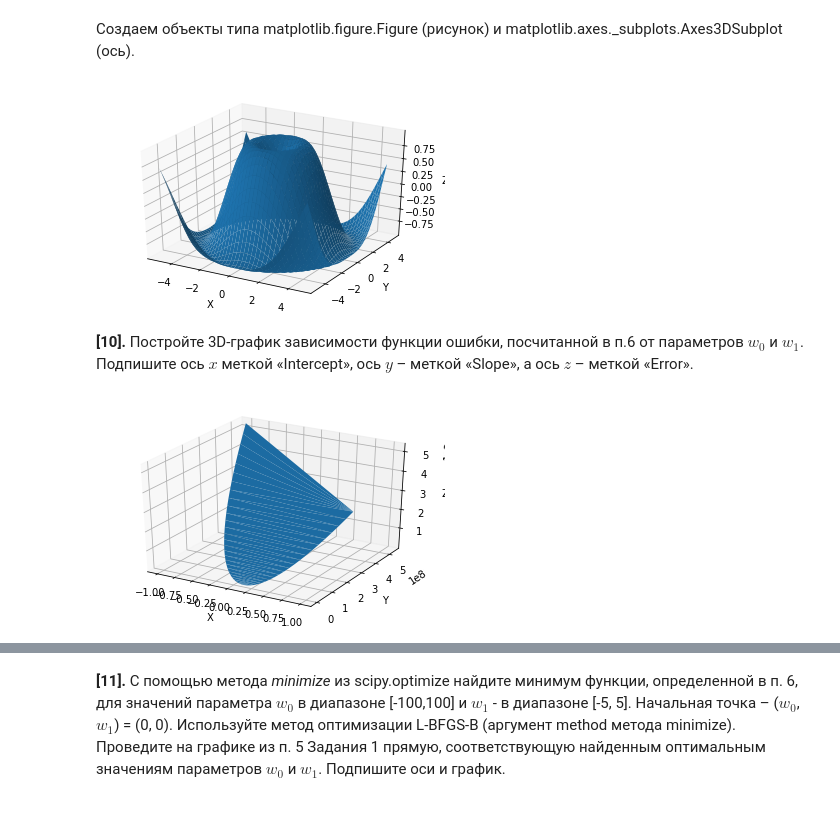
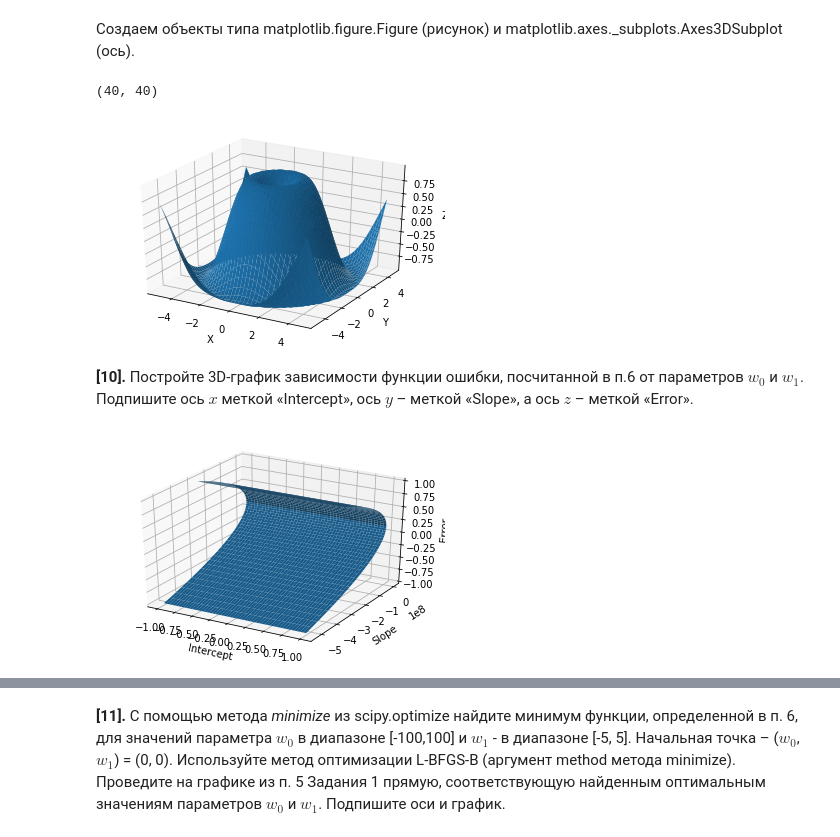
Before and after one commit to nikage/ds-and-ml-course, a Jupyter notebook: task1 2/linreg_height_weight.ipynb, the cells around one changed output, grey strips where cells are left out. Drawn from its saved outputs; the diff is of its cells as text; code cells hidden in the pictures.

Commit message:
fix 3d plot

```diff
--- a/task1 2/linreg_height_weight.ipynb
+++ b/task1 2/linreg_height_weight.ipynb
@@ -233,7 +233,7 @@ X = np.arange(-5, 5, 0.25)
 Y = np.arange(-5, 5, 0.25)
 X, Y = np.meshgrid(X, Y)
 Z = np.sin(np.sqrt(X**2 + Y**2))
-
+print(Z.shape)
 # Наконец, используем метод *plot_surface* объекта
 # типа Axes3DSubplot. Также подписываем оси.
 surf = ax.plot_surface(X, Y, Z)
@@ -242,23 +242,27 @@ ax.set_ylabel('Y')
 ax.set_zlabel('Z')
 plt.show()
 # %% [output]
+(40, 40)
 [figure]
 # %% [markdown]
 **[10].** Постройте 3D-график зависимости функции ошибки, посчитанной в п.6 от параметров $w_0$ и $w_1$. Подпишите ось $x$ меткой «Intercept», ось $y$ – меткой «Slope», a ось $z$ – меткой «Error».
 # %%
 # Ваш код здесь
 fig = plt.figure()
+
 ax = fig.gca(projection='3d')
+ax.set_xlabel('Intercept')
+ax.set_ylabel('Slope')
+ax.set_zlabel('Error')
 
 x = w1
 y = [f(w) for w in w1]
 X, Y = np.meshgrid(x, y)
-Z = rme
+_, Z = np.meshgrid(rme, x)
 
-surface = ax.plot_trisurf(x, y, rme)
-ax.set_xlabel('X')
-ax.set_ylabel('Y')
-ax.set_zlabel('Z')
+#
+surface = ax.plot_surface(X, -Y, Z)
+
 plt.show()
 # %% [output]
-[figure, old version]
+[figure, new version]
```
Also changed, not shown: parts of 3 cells of this notebook, 2 other files.
